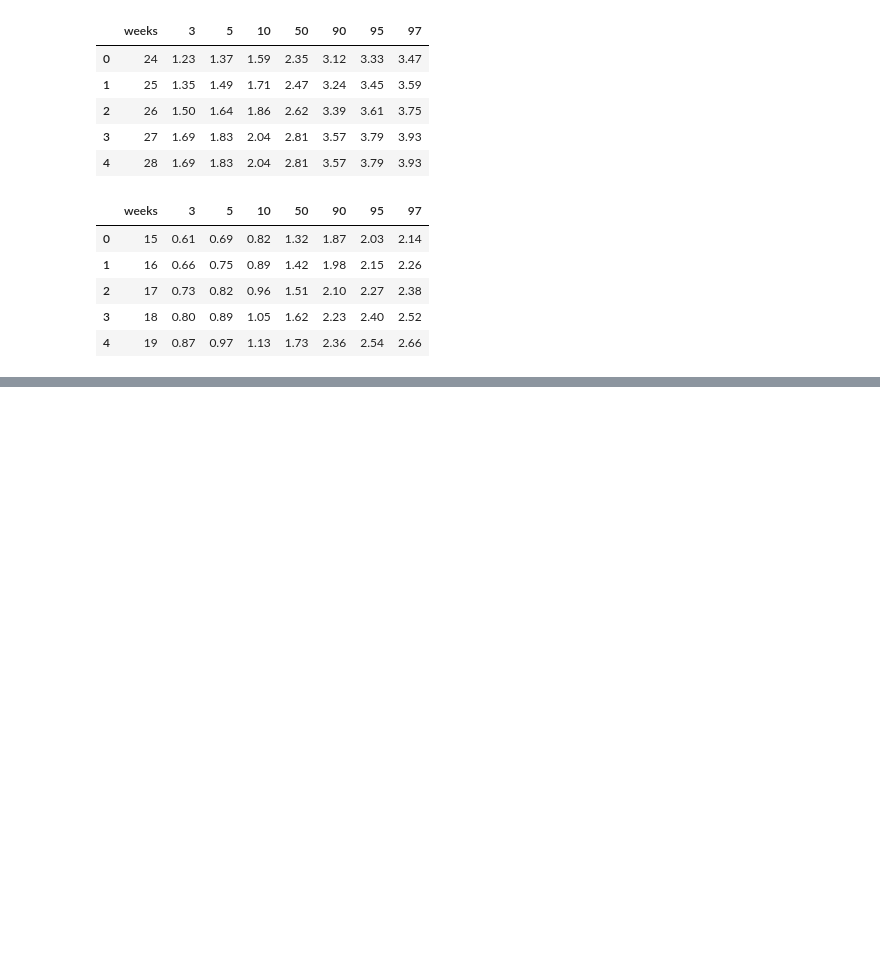
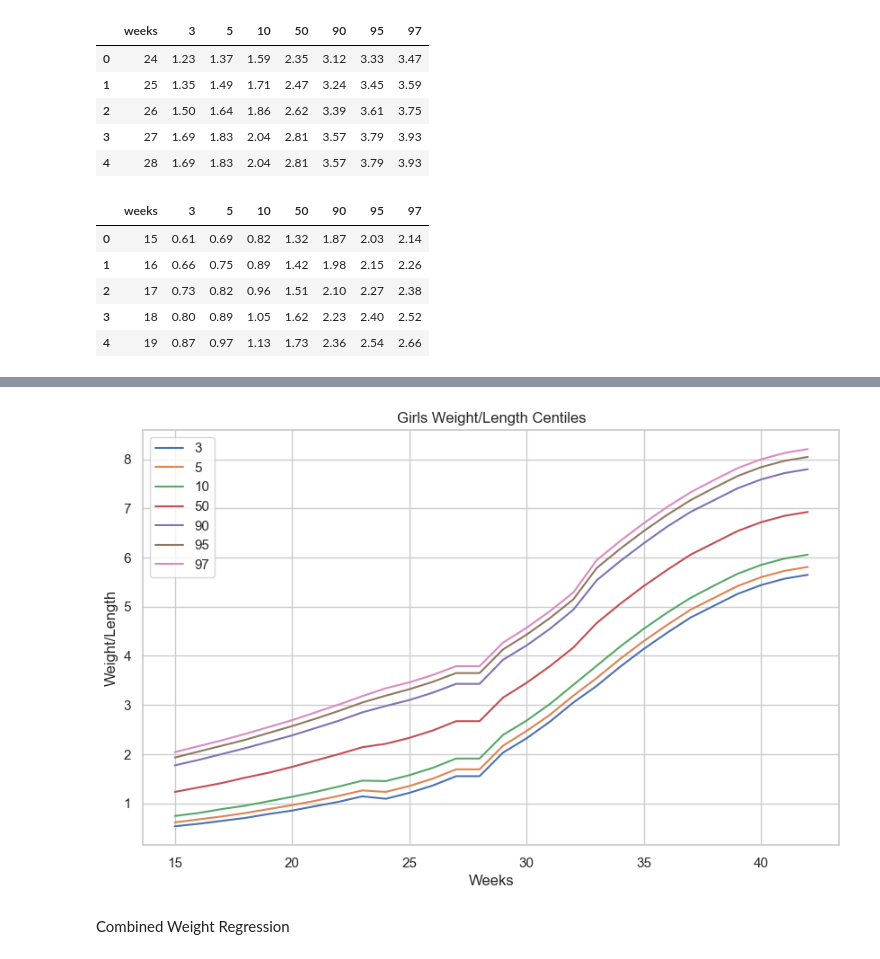
Before and after one commit to zhakota/HackFGR, a Jupyter notebook: src/to_15.ipynb, the cells around one changed output, grey strips where cells are left out. Drawn from its saved outputs; the diff is of its cells as text; code cells hidden in the pictures; blank space fills up the shorter version.

```diff
--- a/src/to_15.ipynb
+++ b/src/to_15.ipynb
@@ -277,0 +320,5 @@ p_value  0.001298  0.005613  0.783534  0.000052  0.000011
+# %%
+girls_bwl_path = '../data/raw/girls_BWL_24_42_average.csv'
+
+girls_bwl_df = pd.read_csv(girls_bwl_path)
+girls_bwl_df.head(5)
@@ -277,0 +332,29 @@ p_value  0.001298  0.005613  0.783534  0.000052  0.000011
+# %%
+# Setting the desired range
+start_week = 15
+end_week = 23
+
+# Selecting weeks from 15 to 42
+selected_data = girls_bwl_df[(girls_bwl_df['weeks'] >= 15) & (girls_bwl_df['weeks'] <= 42)]
+
+new_weeks = list(range(start_week, end_week + 1))
+new_data = pd.DataFrame({'weeks': new_weeks})
+
+regression_model = GammaRegressor()
+
+# Training the model
+X = selected_data[['weeks']]
+centiles = ['3', '5', '10', '50', '90', '95', '97']
+for centile in centiles:
+    y = selected_data[centile]
+    X = selected_data[['weeks']]
+    regression_model.fit(X, y)
+
+    predicted_values = regression_model.predict(new_data[['weeks']])
+    new_data[centile] = predicted_values
+
+result_girls_bwl = pd.concat([new_data, selected_data], ignore_index=True)
+
+result_girls_bwl = result_girls_bwl.round(2)
+
+result_girls_bwl.head(5)
@@ -277,0 +370,6 @@ p_value  0.001298  0.005613  0.783534  0.000052  0.000011
+# %%
+centile_draw(result_girls_bwl, 'Weight/Length', 'Girls')
+# %% [output]
+[figure, added]
+# %% [markdown]
+Combined Weight Regression
```
Also changed, not shown: parts of 53 cells of this notebook, 14 other files.
